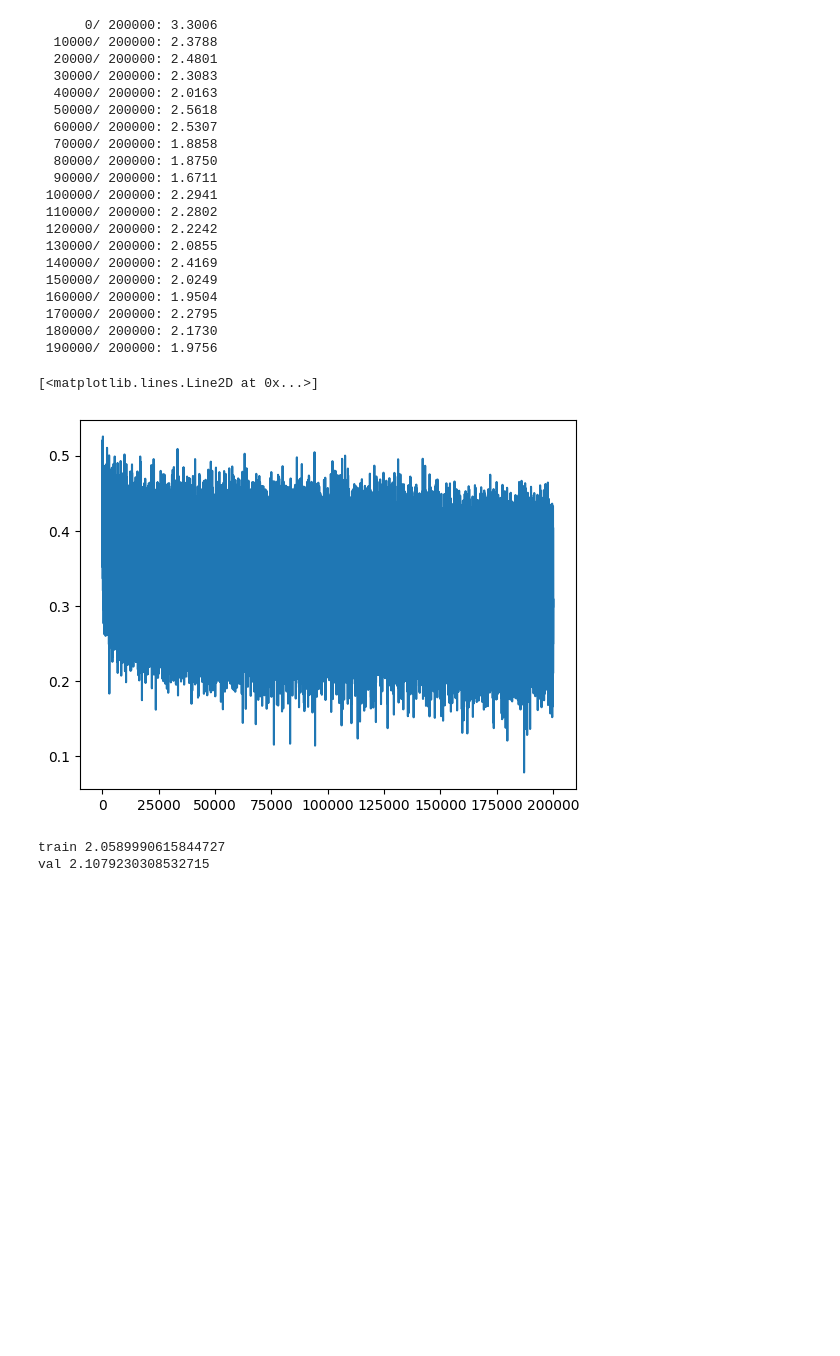
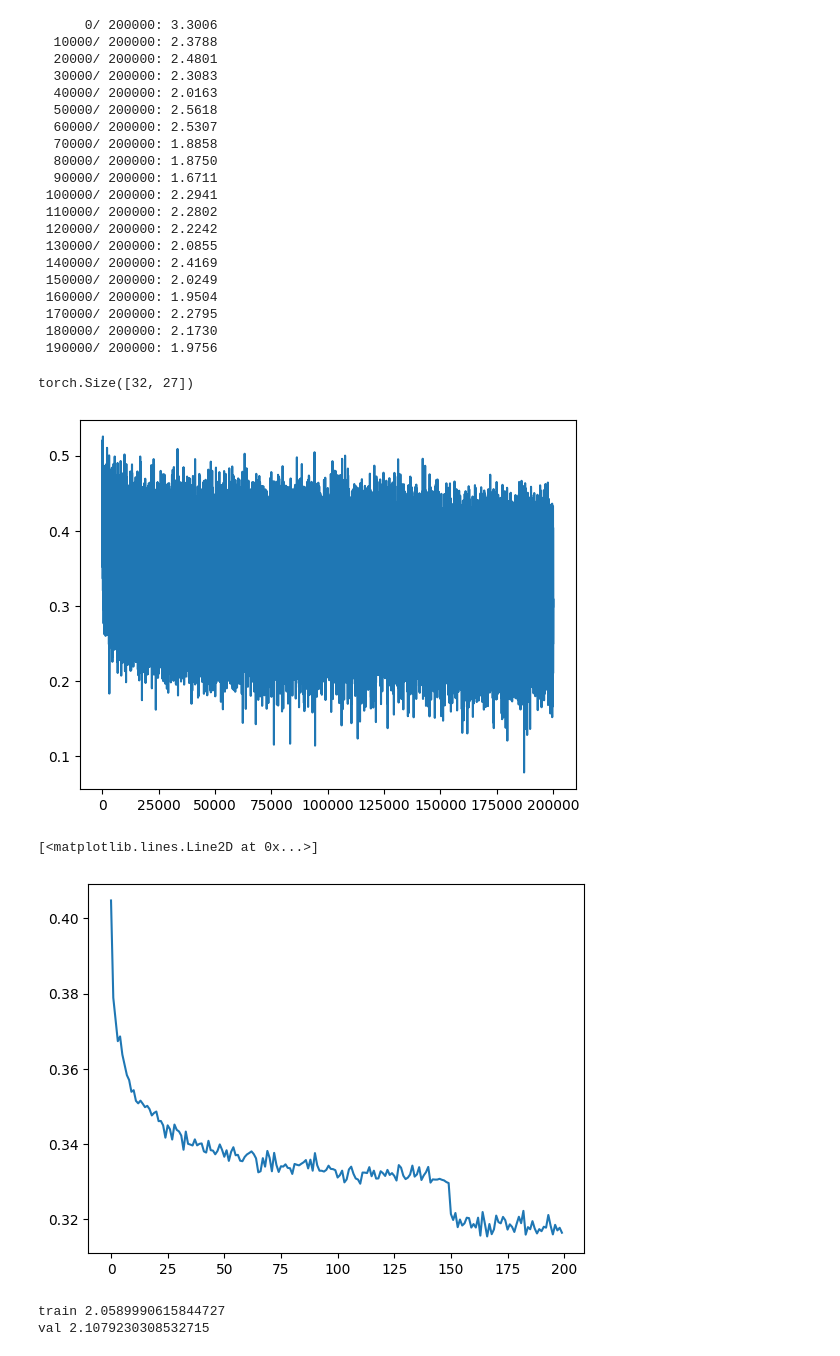
Before and after one commit to kannancmohan/neural-basics, a Jupyter notebook: 006_intro_to_Language_modeling_part5/intro_to_Language_modeling-part05.ipynb, the cells around one changed output. Drawn from its saved outputs; the diff is of its cells as text; code cells hidden in the pictures; blank space fills up the shorter version.

```diff
--- a/006_intro_to_Language_modeling_part5/intro_to_Language_modeling-part05.ipynb
+++ b/006_intro_to_Language_modeling_part5/intro_to_Language_modeling-part05.ipynb
@@ -260,9 +258,16 @@ for i in range(max_steps):
  190000/ 200000: 1.9756
 # %%
 plt.plot(lossi)
+x.shape
 # %% [output]
-[<matplotlib.lines.Line2D at 0x...>]
+torch.Size([32, 27])
 [figure]
+# %%
+# plotting the loss in a more understandable way
+plt.plot(torch.tensor(lossi).view(-1, 1000).mean(1)) # here we group all the losses into a [200, 1000] tensor and find the mean along the rows
+# %% [output]
+[<matplotlib.lines.Line2D at 0x...>]
+[figure, added]
 # %%
 # put layers into eval mode (needed for batchnorm especially)
 for layer in layers:
```
Also changed, not shown: parts of 11 cells of this notebook.
